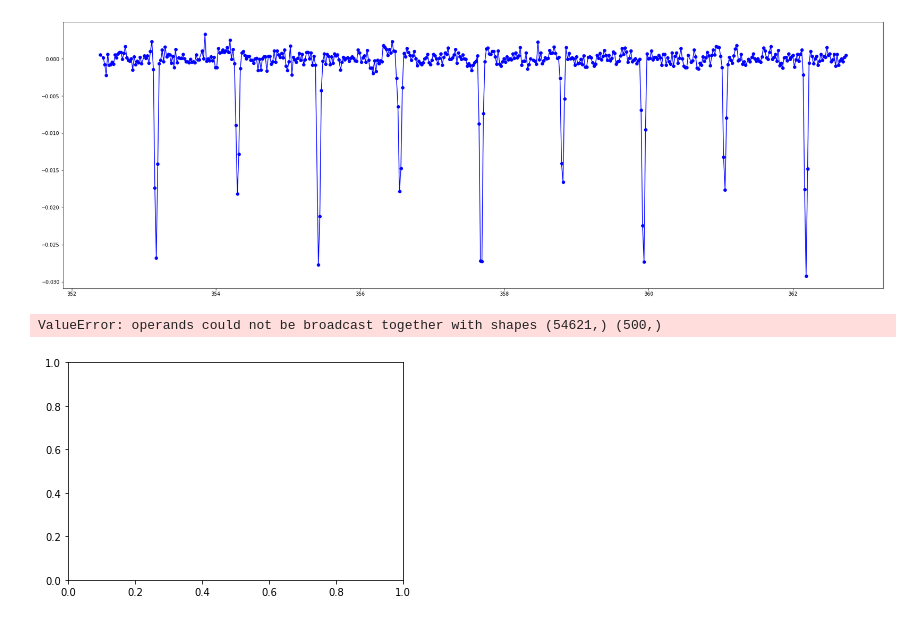
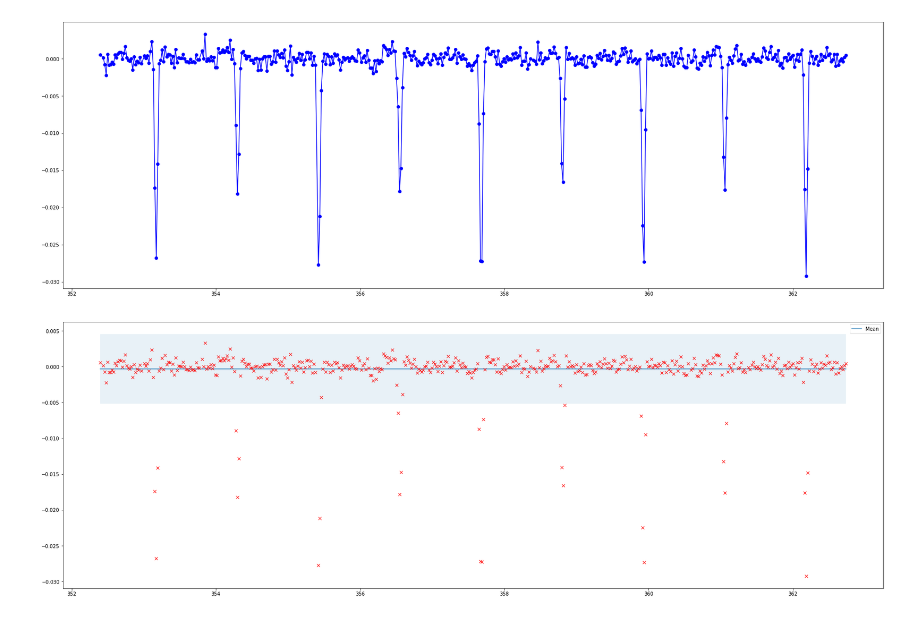
Before and after one commit to harel-coffee/PIIC19-auto, a Jupyter notebook: code/obj3/Gaussian Process.ipynb, the cells around one changed output. Drawn from its saved outputs; the diff is of its cells as text; code cells hidden in the pictures.

Commit message:
Gaussian Process

```diff
--- a/code/obj3/Gaussian Process.ipynb
+++ b/code/obj3/Gaussian Process.ipynb
@@ -29,6 +29,7 @@ from matplotlib import cm
 from mpl_toolkits.mplot3d import Axes3D
 
 def plot_gp(mu, cov, X, X_train=None, Y_train=None, samples=[]):
+    plt.figure(figsize=(30,10))
     X = X.ravel()
     mu = mu.ravel()
     uncertainty = 1.96 * np.sqrt(np.diag(cov))
@@ -82,25 +83,24 @@ plt.show()
 # %%
 from sklearn.gaussian_process import GaussianProcessRegressor
 from sklearn.gaussian_process.kernels import ConstantKernel, RBF
 
 rbf = ConstantKernel(1.0) * RBF(length_scale=1.0)
-gpr = GaussianProcessRegressor(kernel=rbf, alpha=0.8)
+gpr = GaussianProcessRegressor(kernel=rbf, alpha=0.008)
 
 gpr.fit(X_time[indice][:500].reshape(-1, 1),X_lc[indice][:500].reshape(-1, 1))
 
 # Compute posterior predictive mean and covariance
 mu_s, cov_s = gpr.predict(X_time[indice][:500].reshape(-1, 1), return_cov=True)
 
 # Obtain optimized kernel parameters
 l = gpr.kernel_.k2.get_params()['length_scale']
 sigma_f = np.sqrt(gpr.kernel_.k1.get_params()['constant_value'])
 
 # Compare with previous results
 #assert(np.isclose(l_opt, l))
 #assert(np.isclose(sigma_f_opt, sigma_f))
 
 # Plot the results
-plot_gp(mu_s, cov_s, X_time[indice], X_train=X_time[indice][:500], Y_train=X_lc[indice][:500])
+plot_gp(mu_s, cov_s, X_time[indice][:500], X_train=X_time[indice][:500], Y_train=X_lc[indice][:500])
 # %% [output]
-ValueError: operands could not be broadcast together with shapes (54621,) (500,)
-[figure, old version]
+[figure, new version]
```
Also changed, not shown: parts of 1 cell of this notebook.
